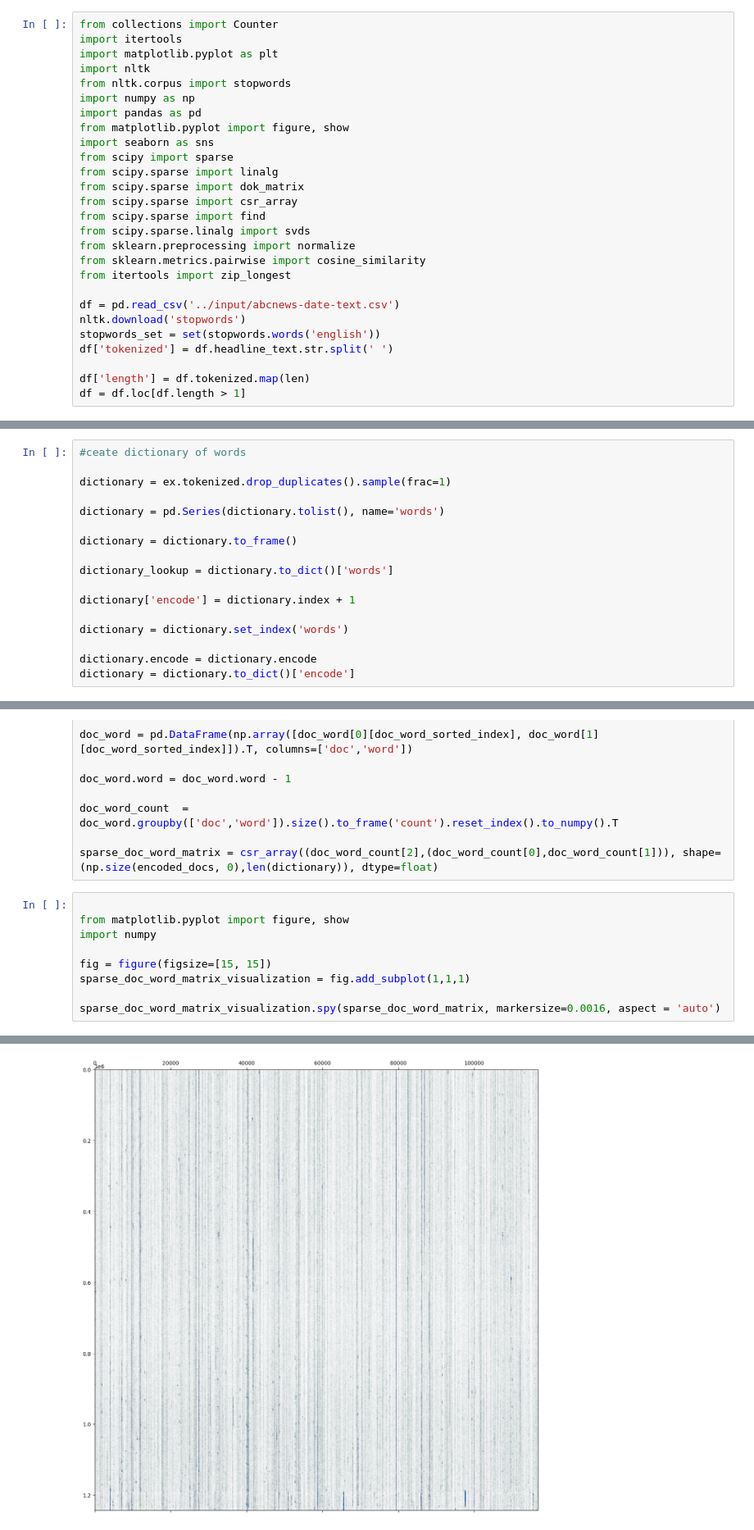
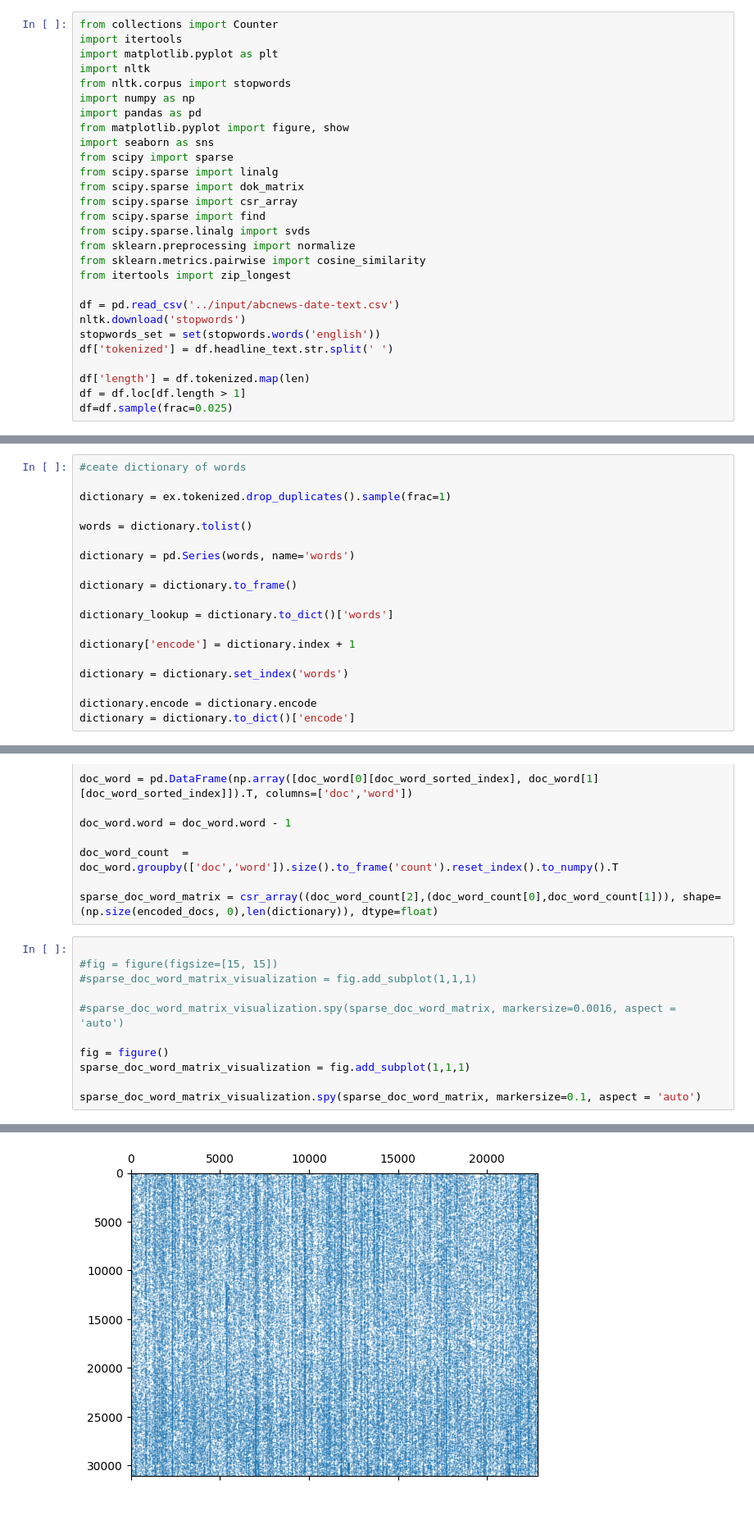
Before and after one commit to Using-Namespace-System/DensePMIWordVectors, a Jupyter notebook: notebooks/document-term-matrix.ipynb, the cells around one changed output, grey strips where cells are left out. Shown: that part at 82% size. Drawn from its saved outputs; the diff is of its cells as text.

Commit message:
similarity matrix

```diff
--- a/notebooks/document-term-matrix.ipynb
+++ b/notebooks/document-term-matrix.ipynb
@@ -25,6 +25,7 @@ df['tokenized'] = df.headline_text.str.split(' ')
 
 df['length'] = df.tokenized.map(len)
 df = df.loc[df.length > 1]
+df=df.sample(frac=0.025)
 # %% [output]
 [nltk_data] Downloading package stopwords to
 [nltk_data]     /home/codespace/nltk_data...
@@ -42,7 +43,9 @@ ex = ex.loc[~ex.tokenized.isin(stopwords_set)]
 
 dictionary = ex.tokenized.drop_duplicates().sample(frac=1)
 
-dictionary = pd.Series(dictionary.tolist(), name='words')
+words = dictionary.tolist()
+
+dictionary = pd.Series(words, name='words')
 
 dictionary = dictionary.to_frame()
 
@@ -86,16 +89,18 @@ doc_word_count  = doc_word.groupby(['doc','word']).size().to_frame('count').rese
 sparse_doc_word_matrix = csr_array((doc_word_count[2],(doc_word_count[0],doc_word_count[1])), shape=(np.size(encoded_docs, 0),len(dictionary)), dtype=float)
 # %%
 
-from matplotlib.pyplot import figure, show
-import numpy
+#fig = figure(figsize=[15, 15])
+#sparse_doc_word_matrix_visualization = fig.add_subplot(1,1,1)
 
-fig = figure(figsize=[15, 15])
+#sparse_doc_word_matrix_visualization.spy(sparse_doc_word_matrix, markersize=0.0016, aspect = 'auto')
+
+fig = figure()
 sparse_doc_word_matrix_visualization = fig.add_subplot(1,1,1)
 
-sparse_doc_word_matrix_visualization.spy(sparse_doc_word_matrix, markersize=0.0016, aspect = 'auto')
+sparse_doc_word_matrix_visualization.spy(sparse_doc_word_matrix, markersize=0.1, aspect = 'auto')
 # %% [output]
 <matplotlib.lines.Line2D at 0x...>
-[figure, old version]
+[figure, new version]
 # %%
 # 1.06 TiB for an array with shape (1242915, 116795)
 #sparse_doc_word_matrix.toarray()
```
Also changed, not shown: parts of 5 cells of this notebook.
